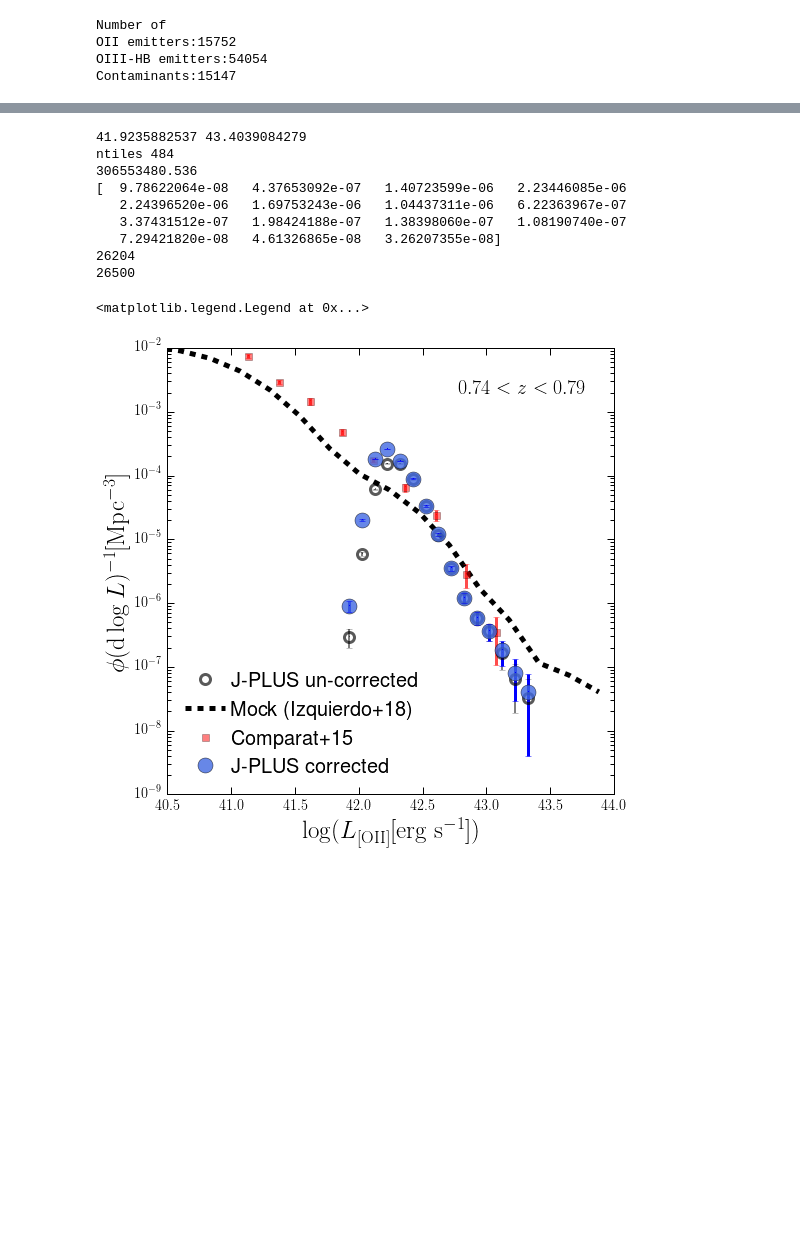
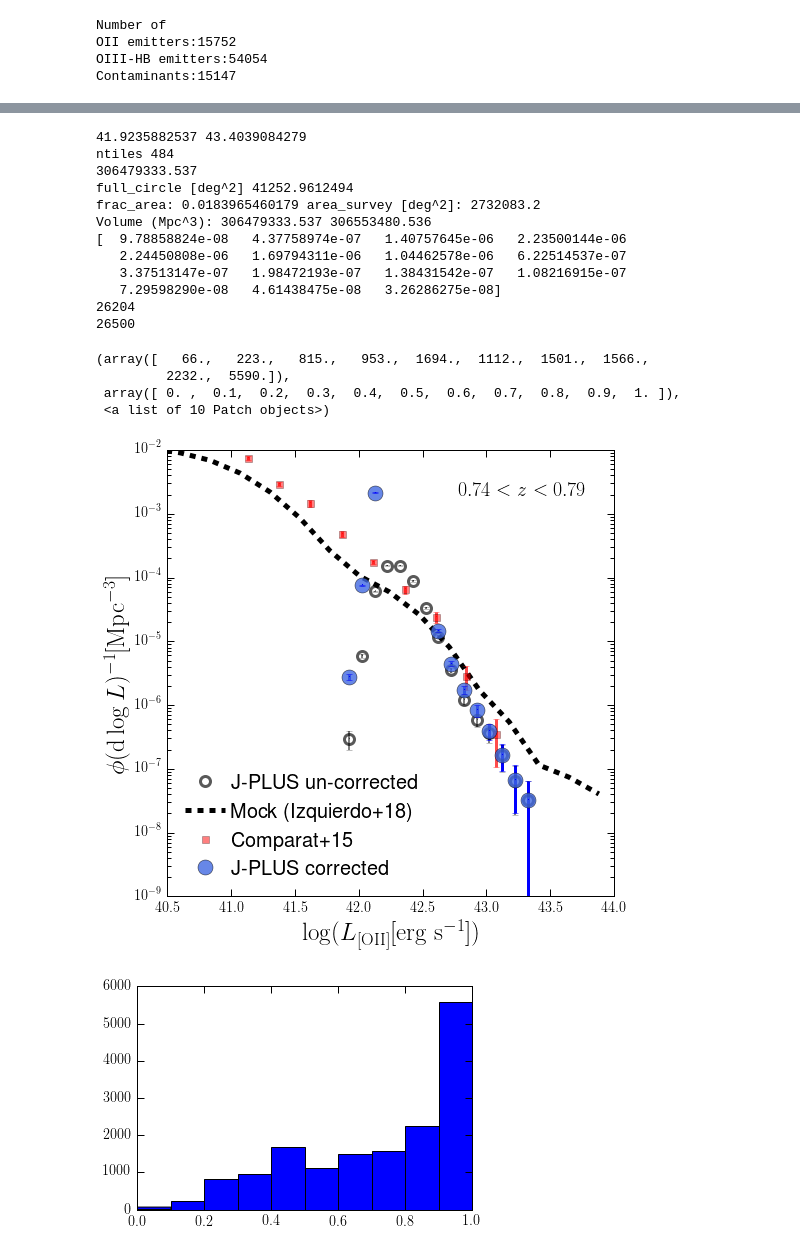
Before and after one commit to aaorsi/ELG_analysis, a Jupyter notebook: LFandclustering.ipynb, the cells around one changed output, grey strips where cells are left out. Drawn from its saved outputs; the diff is of its cells as text; code cells hidden in the pictures; blank space fills up the shorter version.

```diff
--- a/LFandclustering.ipynb
+++ b/LFandclustering.ipynb
@@ -294,3 +323,14 @@ plt.show()
+# %%
+# get f_snr file
+
+snrfile = 'snr.data'
+snrdata = pickle.load(open(snrfile))
+marr = snrdata['marr']
+frac_sn = snrdata['frac_sn']
+alltiles0 = snrdata['alltiles']
+
+# snrfunc is different for each tile
+#snrfunc = interpolate.interp1d(marr,frac_sn, bounds_error=False, fill_value='extrapolate')
 # %%
 # Now compute that LF again using the completeness curves
 
@@ -325,8 +365,17 @@ ntiles = len(np.unique(dcat['tile_id']))
 print 'ntiles %d'%ntiles
 mask_factor = 0.8 #to be computed properly
 area_survey = area_tile*ntiles*mask_factor*(Planck15.kpc_comoving_per_arcmin(0.77).value/(1e3))**2
-volume = area_survey * depth.value
+#volume = area_survey * depth.value
 print volume
+
+full_circle = 4*np.pi*(360.0/(2*np.pi))**2  #~41,000 deg^2
+frac_area = 1.4**2 * ntiles*mask_factor / full_circle
+print 'full_circle [deg^2]',full_circle
+print 'frac_area:',frac_area, 'area_survey [deg^2]:',area_tile*ntiles*mask_factor
+volume = (Planck15.comoving_volume(0.8).value - Planck15.comoving_volume(0.74).value)*frac_area
+volume_old = area_survey * depth.value
+print 'Volume (Mpc^3):',volume, volume_old
+
 
 errs =np.sqrt(phi)/(volume * lbin)
 print errs
@@ -357,9 +406,13 @@ ax.errorbar(dataphi[:,0],dataphi[:,1],yerr=[dataphi[:,5],dataphi[:,4]], fmt='r,'
 
 # Get the weights for each galaxy first
 ntot = len(gal_oii['tile_id'])
-gal_oii['weight_c'] = np.zeros(ntot)
+gal_oii['weight_c'] = np.ones(ntot)
 for it in range(ntiles):
     tt = alltiles[it]
+    itt0 = np.where(tt == alltiles0)[0]
+    #print itt0, len(marr), len(frac_sn[:,itt0])
+
+    snrfunc = interpolate.interp1d(marr,frac_sn[:,itt0].squeeze(), bounds_error=False, fill_value='extrapolate')
     gsel = np.where(gal_oii['tile_id'] == tt)[0]
     ngal = len(gsel)
     if ngal == 0:
@@ -370,42 +423,58 @@ for it in range(ntiles):
         iid = gsel[ig]
         ll = np.log10(loii[iid]) if groupby == 'lum_line' else gal_oii['dm'][iid]
         ccf = cf(ll)
-        gal_oii['weight_c'][iid] = (1./10**(ccf)) if ccf > -5 else 1.0
+        gal_oii['weight_c'][iid] = (1./10**(ccf)) if ccf > -5 else -5
+
+        gal_oii['weight_c'][iid] *= 1./snrfunc(gal_oii['rSDSS'][iid,0])
+
+
  #       if ccf < -90:
  #           print ccf
   #      if it ==0:
   #          print it,ll, gal_oii['weight_c'][iid]
        # if ll < 42.0:
        #     print it,ll, gal_oii['weight_c'][iid]
 
 
 phi2, lbb2 = np.histogram(np.log10(loii),bins=nbins,
                           range=[min_oii-lbin/2.,max_oii+lbin/2.],
                          weights = gal_oii['weight_c'])
 
 errs2 =np.sqrt(phi2)/(volume * lbin)
 
 ax.semilogy(binarr, phi2/volume/lbin,'o',linewidth=2,markersize=15,label='J-PLUS corrected',
             alpha=.8,color='RoyalBlue')
 ax.errorbar(binarr, phi2/volume/lbin, yerr = errs2, fmt='b,',alpha=1.0,elinewidth=3)
 
 
 ax.set_xlim([40.5,44])
 ax.set_ylim([1e-9,1e-2])
 ax.text(0.65,0.9,r'$0.74<z<0.79$',transform=ax.transAxes,fontsize=20)
 ax.legend(loc='lower left',fontsize=20)
+
+
+plt.figure('xx')
+
+plt.hist(snrfunc(gal_oii['rSDSS'][:,0]))
 # %% [output]
 41.9235882537 43.4039084279
 ntiles 484
-306553480.536
-[  9.78622064e-08   4.37653092e-07   1.40723599e-06   2.23446085e-06
-   2.24396520e-06   1.69753243e-06   1.04437311e-06   6.22363967e-07
-   3.37431512e-07   1.98424188e-07   1.38398060e-07   1.08190740e-07
-   7.29421820e-08   4.61326865e-08   3.26207355e-08]
+306479333.537
+full_circle [deg^2] 41252.9612494
+frac_area: 0.0183965460179 area_survey [deg^2]: 2732083.2
+Volume (Mpc^3): 306479333.537 306553480.536
+[  9.78858824e-08   4.37758974e-07   1.40757645e-06   2.23500144e-06
+   2.24450808e-06   1.69794311e-06   1.04462578e-06   6.22514537e-07
+   3.37513147e-07   1.98472193e-07   1.38431542e-07   1.08216915e-07
+   7.29598290e-08   4.61438475e-08   3.26286275e-08]
 26204
 26500
-<matplotlib.legend.Legend at 0x...>
+(array([   66.,   223.,   815.,   953.,  1694.,  1112.,  1501.,  1566.,
+         2232.,  5590.]),
+ array([ 0. ,  0.1,  0.2,  0.3,  0.4,  0.5,  0.6,  0.7,  0.8,  0.9,  1. ]),
+ <a list of 10 Patch objects>)
-[figure, old version]
+[figure, new version]
+[figure, added]
 # %%
 import pymangle
 generate_random_mask = False
```
Also changed, not shown: parts of 15 cells of this notebook, 1 other file.
